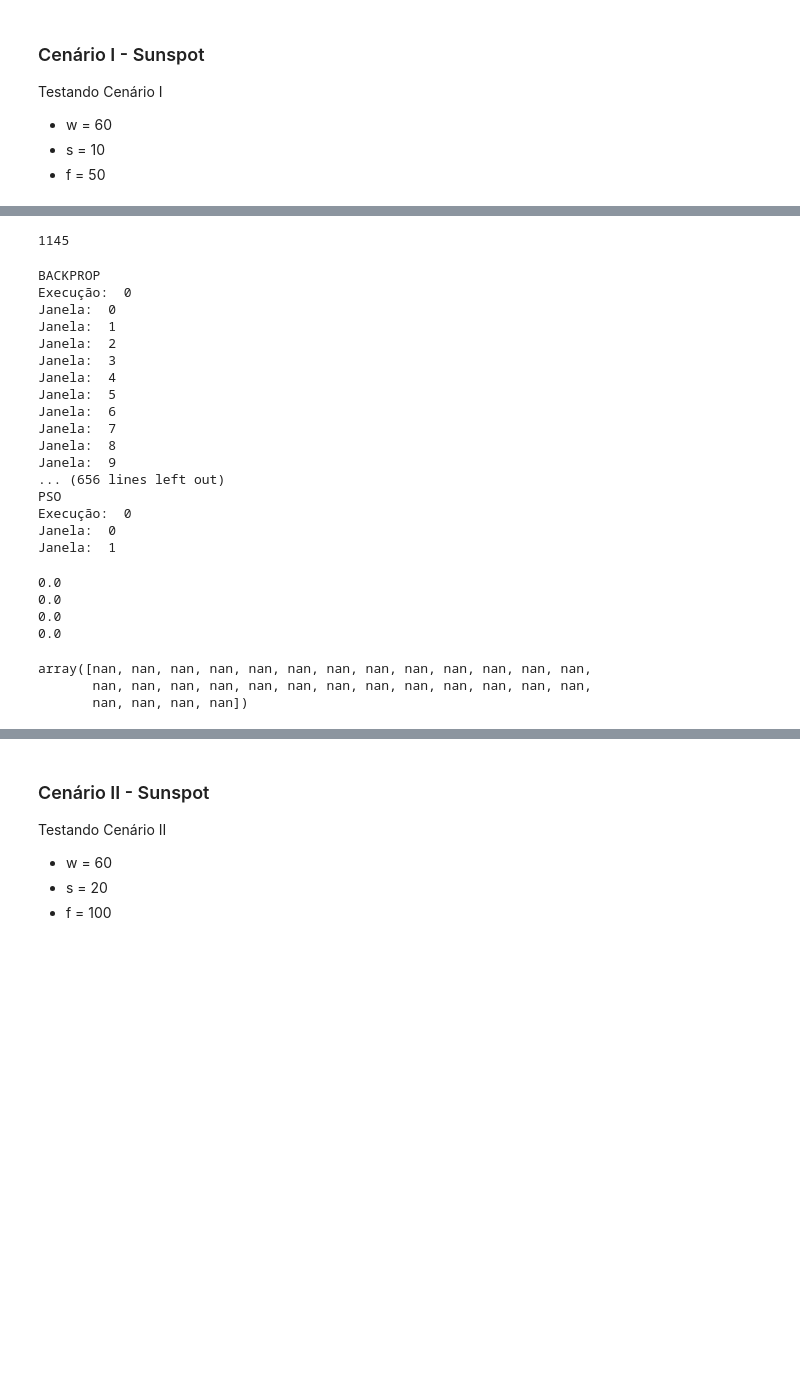
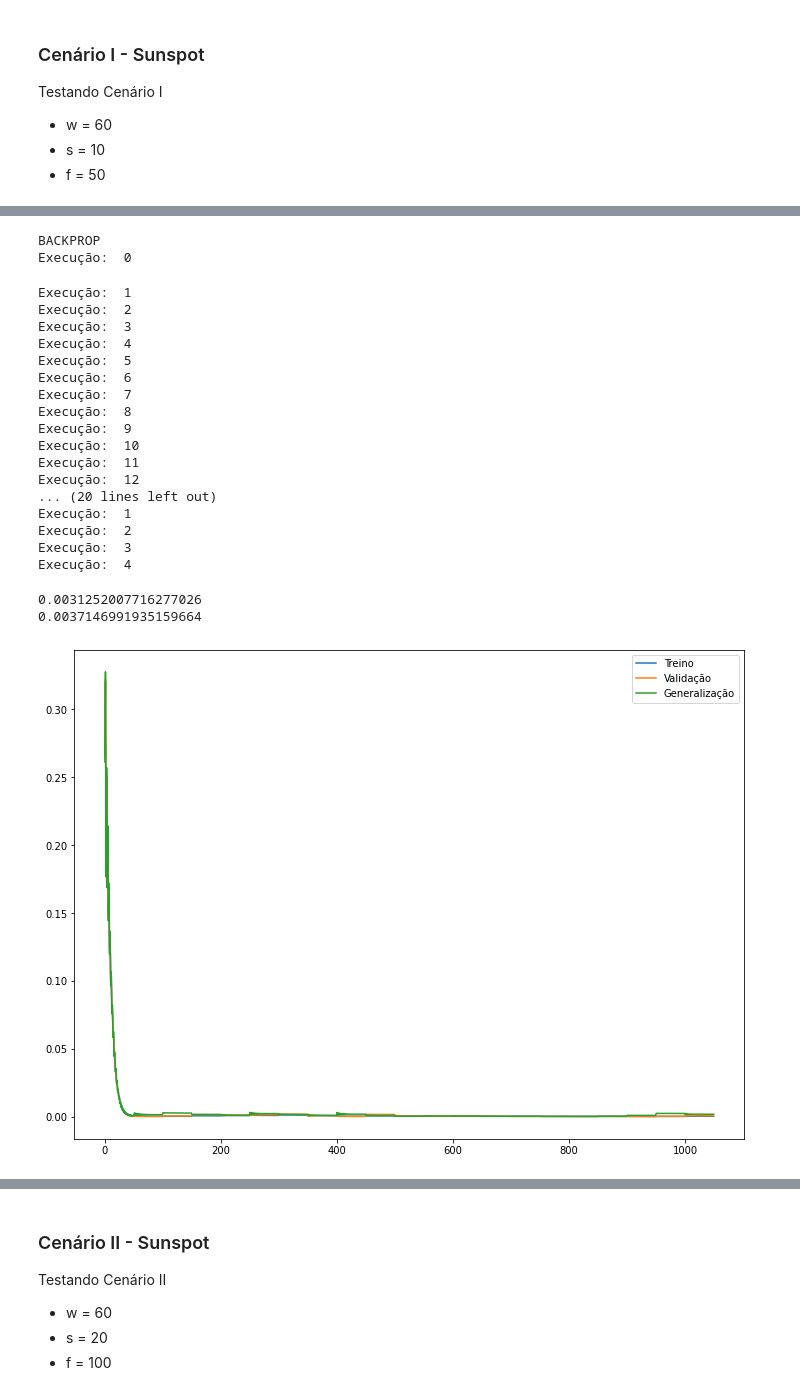
Before and after one commit to filipeclduarte/forecasting_dynamic_swarm_nn, a Jupyter notebook: artigo_swarm_nn_pso_padrao.ipynb, the cells around one changed output, grey strips where cells are left out. Drawn from its saved outputs; the diff is of its cells as text; code cells hidden in the pictures; blank space fills up the shorter version.

```diff
--- a/artigo_swarm_nn_pso_padrao.ipynb
+++ b/artigo_swarm_nn_pso_padrao.ipynb
@@ -790,9 +798,9 @@ Name: valor, dtype: float64
 sunspot_norm = normalizar_serie(sunspot)
 X, y = split_sequence(sunspot_norm.values, 10, 1)
 
-X_treino, y_treino, X_teste, y_teste, X_val, y_val = divisao_dados_temporais(X, y, perc_treino = 0.56, perc_val = 0.24)
+#X_treino, y_treino, X_teste, y_teste, X_val, y_val = divisao_dados_temporais(X, y, perc_treino = 0.56, perc_val = 0.24)
 # para avaliar mse
-y_teste_ = desnormalizar(y_teste, sunspot)
+#y_teste_ = desnormalizar(y_teste, sunspot)
 # %%
 ### Treinar rede neural com Rprop
 
@@ -1109,42 +1154,41 @@ w = 60 # tamanho da janela
 s = 10 # tamanho do passo
 f = 50 # quantidade de iterações para a janela
 T = int(f/s*(len(y)-w)+f)
-print(T)
-# %% [output]
-1145
 # %%
 import time
 
 tic = time.time()
 #backprop
 print('BACKPROP')
-mse_treino_1_backprop, mse_teste_1_backprop = cenarios_execucoes(X, y, w, s, f, modelo = nn_model2)
-resultados_1_backprop = avaliacao_resultados(mse_treino_1_backprop, mse_teste_1_backprop)
+mse_treino_1_backprop, mse_val_1_backprop, mse_teste_1_backprop = cenarios_execucoes(X, y, w, s, f, modelo = nn_model2, perc_treino=0.54, perc_val=0.24)
+#resultados_1_backprop = avaliacao_resultados(mse_treino_1_backprop, mse_teste_1_backprop)
 tac = time.time()
 print('Tempo de execução para o backprop', (tac - tic))
 
 print('PSO')
 # pso
 tic = time.time()
-mse_treino_1_pso, mse_teste_1_pso = cenarios_execucoes(X, y, w, s, f,modelo = nn_model_pso_todos)
-resultados_1_pso = avaliacao_resultados(mse_treino_1_pso, mse_teste_1_pso)
+mse_treino_1_pso, mse_val_1_pso, mse_teste_1_pso = cenarios_execucoes(X, y, w, s, f,modelo = nn_model_pso_todos, perc_treino=0.54, perc_val=0.24)
+#resultados_1_pso = avaliacao_resultados(mse_treino_1_pso, mse_teste_1_pso)
 tac = time.time()
 print('Tempo de execução para o PSO', (tac - tic))
 # %% [output]
 BACKPROP
 Execução:  0
-Janela:  0
-Janela:  1
-Janela:  2
-Janela:  3
-Janela:  4
-Janela:  5
-Janela:  6
-Janela:  7
-Janela:  8
-Janela:  9
-... (656 lines left out)
-PSO
-Execução:  0
-Janela:  0
-Janela:  1
+Execução:  1
+Execução:  2
+Execução:  3
+Execução:  4
+Execução:  5
+Execução:  6
+Execução:  7
+Execução:  8
+Execução:  9
+Execução:  10
+Execução:  11
+Execução:  12
+... (20 lines left out)
+Execução:  1
+Execução:  2
+Execução:  3
+Execução:  4
@@ -1153,19 +1195,14 @@ mse_treino_1_backprop
-# %%
-# CORRIGIR FUNÇÃO QUE CALCULA RESULTADOS
-### ADICIONAR MSE DE VALIDAÇÃO
-
-print((mse_treino_1_backprop.sum(axis = 1)/22).mean())
-print((mse_treino_1_backprop.sum(axis = 1)/22).std())
-
-print((mse_teste_1_backprop.sum(axis = 1)/22).mean())
-print((mse_teste_1_backprop.sum(axis = 1)/22).std())
-
-(mse_teste_1_backprop.sum(axis = 1)/22)/(mse_treino_1_backprop.sum(axis = 1)/22)
-# %% [output]
-0.0
-0.0
-0.0
-0.0
-array([nan, nan, nan, nan, nan, nan, nan, nan, nan, nan, nan, nan, nan,
-       nan, nan, nan, nan, nan, nan, nan, nan, nan, nan, nan, nan, nan,
-       nan, nan, nan, nan])
+# %%
+print(mse_treino_1_backprop[0, 10,:].mean())
+print(mse_teste_1_backprop[0, 10, :].mean())
+# %% [output]
+0.0031252007716277026
+0.0037146991935159664
+# %%
+pd.Series(mse_treino_1_backprop[0, 10, :]).plot(label = 'Treino')
+pd.Series(mse_val_1_backprop[0, 10, :]).plot(label = 'Validação')
+pd.Series(mse_teste_1_backprop[0, 10, :]).plot(label = 'Generalização')
+plt.legend()
+plt.show()
+# %% [output]
+[figure, added]
```
Also changed, not shown: parts of 12 cells of this notebook, 1 other file.
